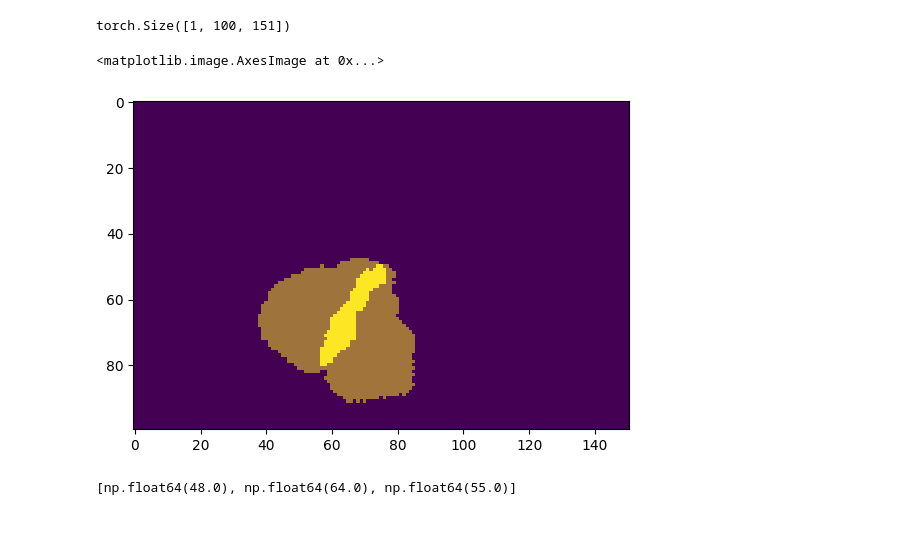
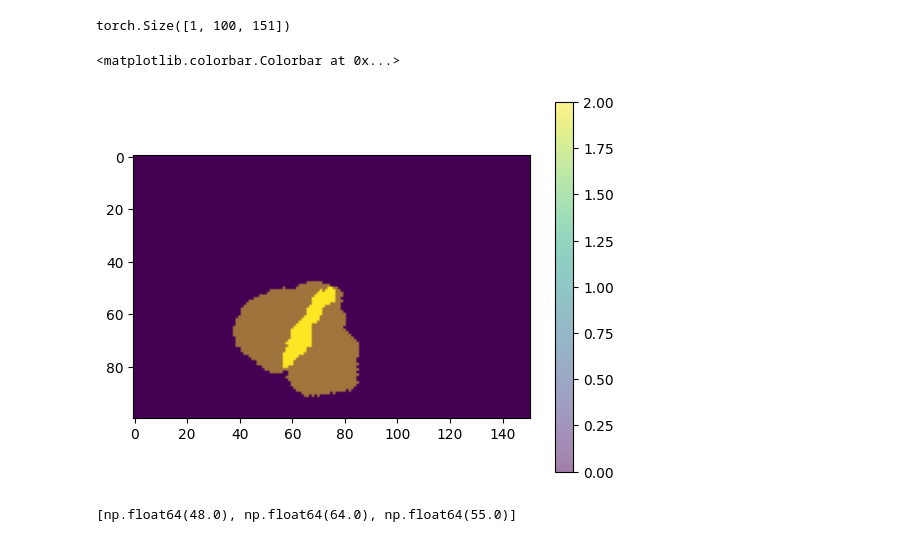
Before and after one commit to sunyu0410/GDP-HMM_AAPMChallenge, a Jupyter notebook: dev/rotate.ipynb, the cells around one changed output. Drawn from its saved outputs; the diff is of its cells as text; code cells hidden in the pictures.

```diff
--- a/dev/rotate.ipynb
+++ b/dev/rotate.ipynb
@@ -15,12 +15,13 @@ torch.Size([1, 100, 151])
 # %%
 # Default rotation is around the centre
 img_r = rotate(img, 45)
 
 plt.imshow(img_r.squeeze())
-plt.imshow(img.squeeze(), alpha=0.5)
+plt.imshow(img.squeeze()*2, alpha=0.5)
+plt.colorbar()
 # %% [output]
-<matplotlib.image.AxesImage at 0x...>
+<matplotlib.colorbar.Colorbar at 0x...>
-[figure, old version]
+[figure, new version]
 # %%
 d.isocenter
 # %% [output]
```
Also changed, not shown: parts of 20 cells of this notebook.
